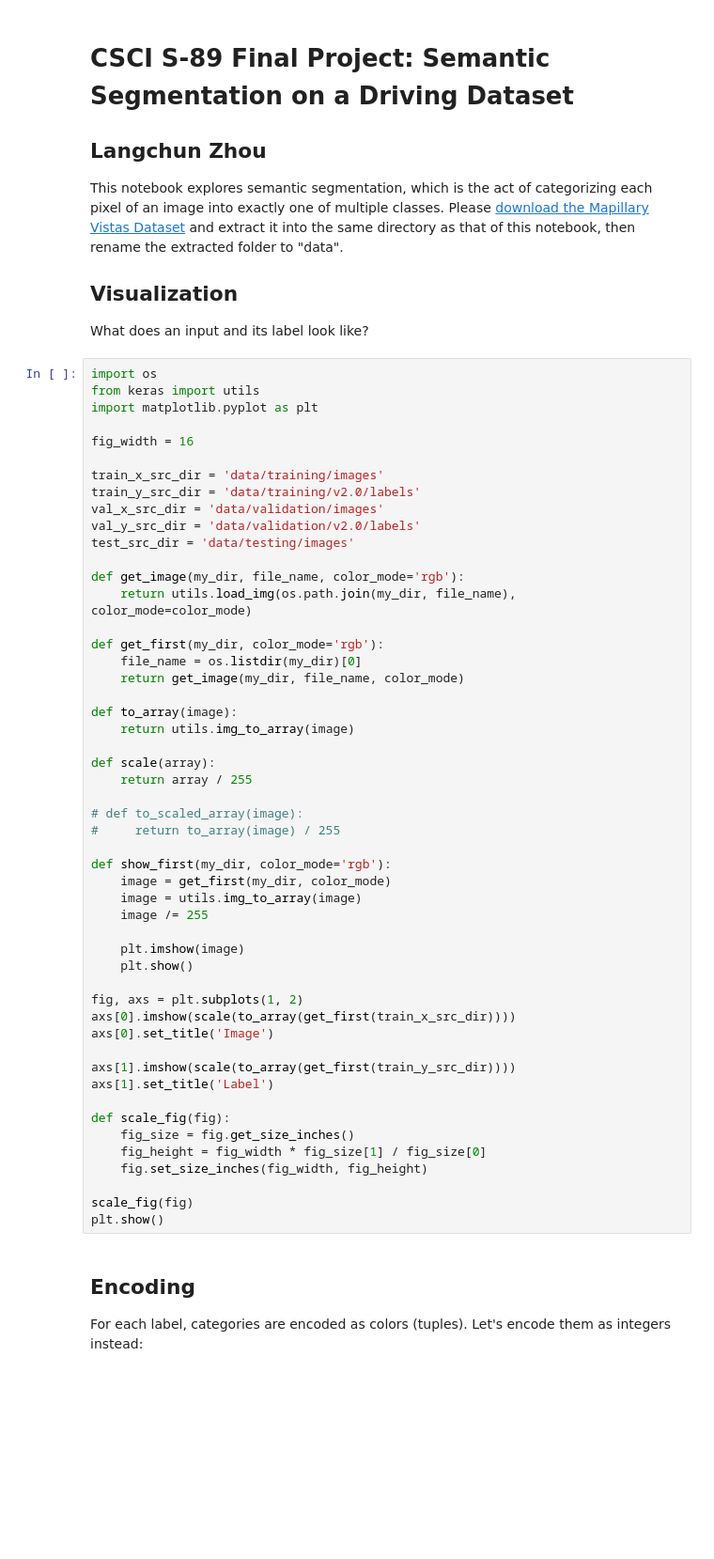
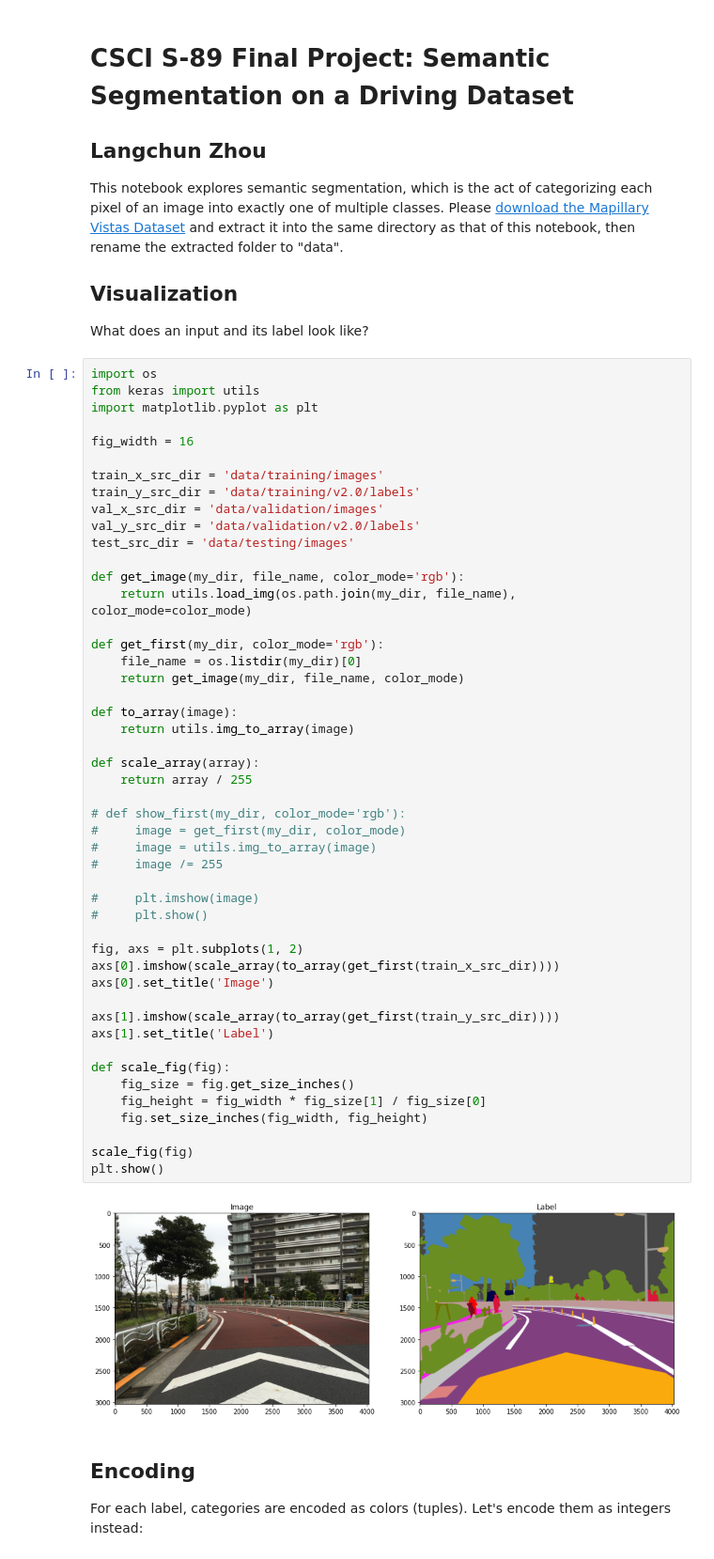
Before and after one commit to lenny-z/csci-s89-final-project, a Jupyter notebook: Final Project.ipynb, the cells around one changed output. Shown at 94% size. Drawn from its saved outputs; the diff is of its cells as text; blank space fills up the shorter version.

```diff
--- a/Final Project.ipynb
+++ b/Final Project.ipynb
@@ -16,45 +16,44 @@ train_y_src_dir = 'data/training/v2.0/labels'
 val_x_src_dir = 'data/validation/images'
 val_y_src_dir = 'data/validation/v2.0/labels'
 test_src_dir = 'data/testing/images'
 
 def get_image(my_dir, file_name, color_mode='rgb'):
     return utils.load_img(os.path.join(my_dir, file_name), color_mode=color_mode)
 
 def get_first(my_dir, color_mode='rgb'):
     file_name = os.listdir(my_dir)[0]
     return get_image(my_dir, file_name, color_mode)
 
 def to_array(image):
     return utils.img_to_array(image)
 
-def scale(array):
+def scale_array(array):
     return array / 255
 
-# def to_scaled_array(image):
-#     return to_array(image) / 255
+# def show_first(my_dir, color_mode='rgb'):
+#     image = get_first(my_dir, color_mode)
+#     image = utils.img_to_array(image)
+#     image /= 255
 
-def show_first(my_dir, color_mode='rgb'):
-    image = get_first(my_dir, color_mode)
-    image = utils.img_to_array(image)
-    image /= 255
-
-    plt.imshow(image)
-    plt.show()
+#     plt.imshow(image)
+#     plt.show()
 
 fig, axs = plt.subplots(1, 2)
-axs[0].imshow(scale(to_array(get_first(train_x_src_dir))))
+axs[0].imshow(scale_array(to_array(get_first(train_x_src_dir))))
 axs[0].set_title('Image')
 
-axs[1].imshow(scale(to_array(get_first(train_y_src_dir))))
+axs[1].imshow(scale_array(to_array(get_first(train_y_src_dir))))
 axs[1].set_title('Label')
 
 def scale_fig(fig):
     fig_size = fig.get_size_inches()
     fig_height = fig_width * fig_size[1] / fig_size[0]
     fig.set_size_inches(fig_width, fig_height)
 
 scale_fig(fig)
 plt.show()
+# %% [output]
+[figure, added]
 # %% [markdown]
 ## Encoding
 For each label, categories are encoded as colors (tuples). Let's encode them as integers instead:
```
Also changed, not shown: parts of 2 cells of this notebook.
